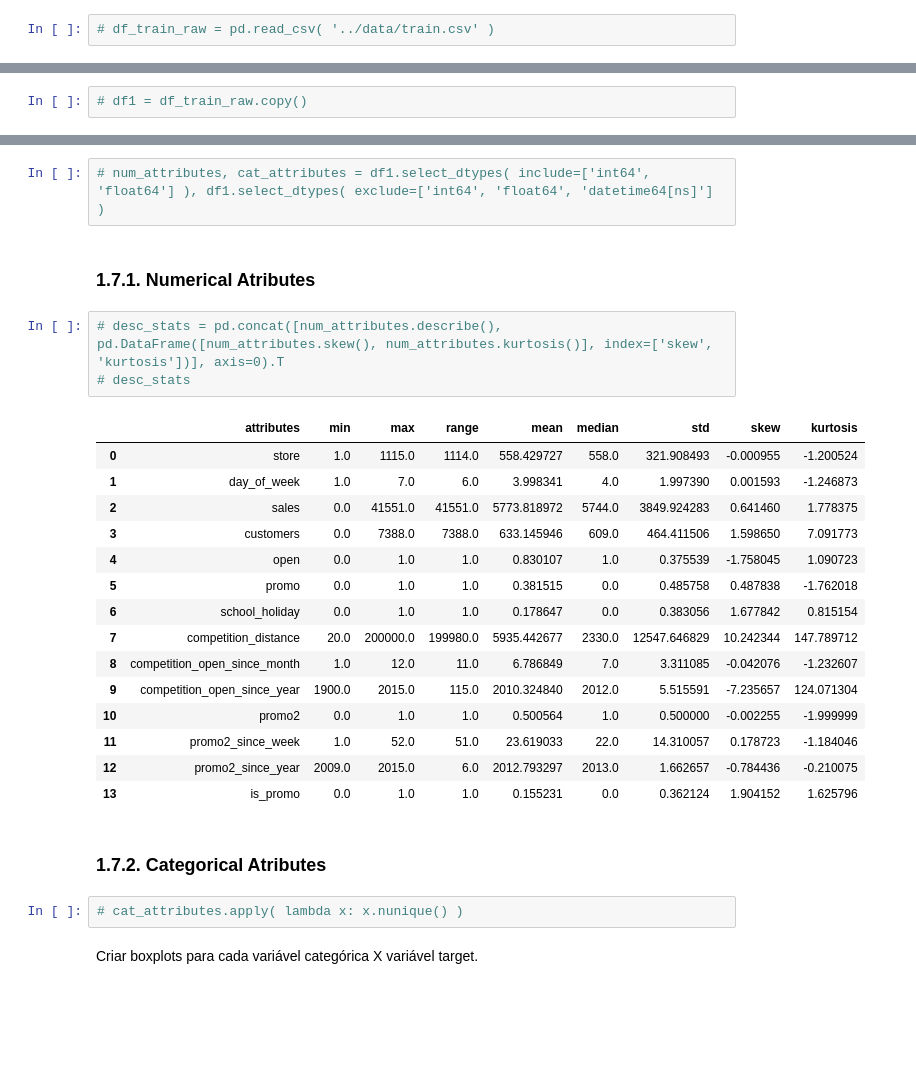
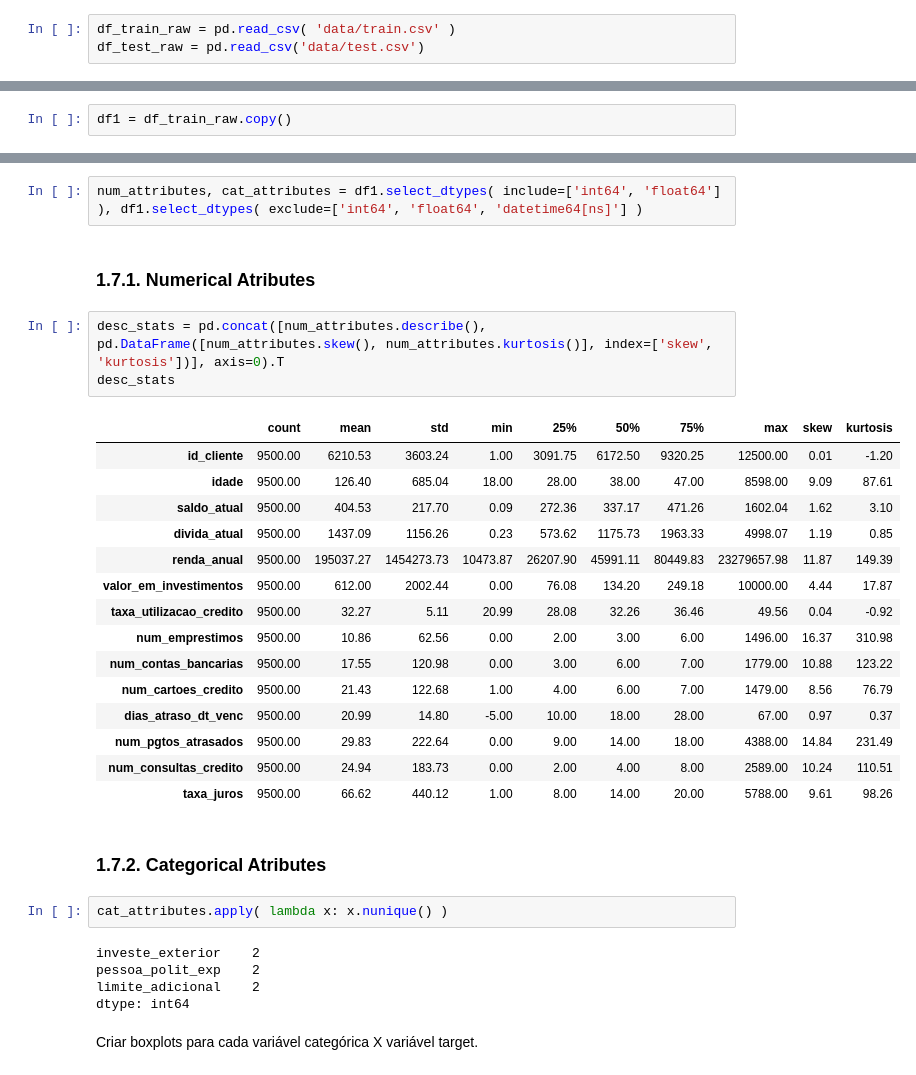
Before and after one commit to GustavoBarros11/hackday-2-edicao, a Jupyter notebook: notebook_ciclo1.ipynb, the cells around one changed output, grey strips where cells are left out. Cells and saved outputs as stored; diff of their text form; blank space fills up the shorter version.

```diff
--- a/notebook_ciclo1.ipynb
+++ b/notebook_ciclo1.ipynb
@@ -128,8 +126,9 @@ Populating the interactive namespace from numpy and matplotlib
 # %% [markdown]
 ## 0.2. Loading data
 # %%
-# df_train_raw = pd.read_csv( '../data/train.csv' )
+df_train_raw = pd.read_csv( 'data/train.csv' )
+df_test_raw = pd.read_csv('data/test.csv')
 # %% [markdown]
 # 1.0. DESCRICAO DOS DADOS
 # %%
-# df1 = df_train_raw.copy()
+df1 = df_train_raw.copy()
@@ -175,31 +248,36 @@ Number of Cols: 18
 # %% [markdown]
 ## 1.7. Descriptive Statistics
 # %%
-# num_attributes, cat_attributes = df1.select_dtypes( include=['int64', 'float64'] ), df1.select_dtypes( exclude=['int64', 'float64', 'datetime64[ns]'] )
+num_attributes, cat_attributes = df1.select_dtypes( include=['int64', 'float64'] ), df1.select_dtypes( exclude=['int64', 'float64', 'datetime64[ns]'] )
 # %% [markdown]
 ### 1.7.1. Numerical Atributes
 # %%
-# desc_stats = pd.concat([num_attributes.describe(), pd.DataFrame([num_attributes.skew(), num_attributes.kurtosis()], index=['skew', 'kurtosis'])], axis=0).T
-# desc_stats
+desc_stats = pd.concat([num_attributes.describe(), pd.DataFrame([num_attributes.skew(), num_attributes.kurtosis()], index=['skew', 'kurtosis'])], axis=0).T
+desc_stats
 # %% [output]
-|  | attributes | min | max | range | mean | median | std | skew | kurtosis |
-| 0 | store | 1.0 | 1115.0 | 1114.0 | 558.429727 | 558.0 | 321.908493 | -0.000955 | -1.200524 |
-| 1 | day_of_week | 1.0 | 7.0 | 6.0 | 3.998341 | 4.0 | 1.997390 | 0.001593 | -1.246873 |
-| 2 | sales | 0.0 | 41551.0 | 41551.0 | 5773.818972 | 5744.0 | 3849.924283 | 0.641460 | 1.778375 |
-| 3 | customers | 0.0 | 7388.0 | 7388.0 | 633.145946 | 609.0 | 464.411506 | 1.598650 | 7.091773 |
-| 4 | open | 0.0 | 1.0 | 1.0 | 0.830107 | 1.0 | 0.375539 | -1.758045 | 1.090723 |
-| 5 | promo | 0.0 | 1.0 | 1.0 | 0.381515 | 0.0 | 0.485758 | 0.487838 | -1.762018 |
-| 6 | school_holiday | 0.0 | 1.0 | 1.0 | 0.178647 | 0.0 | 0.383056 | 1.677842 | 0.815154 |
-| 7 | competition_distance | 20.0 | 200000.0 | 199980.0 | 5935.442677 | 2330.0 | 12547.646829 | 10.242344 | 147.789712 |
-| 8 | competition_open_since_month | 1.0 | 12.0 | 11.0 | 6.786849 | 7.0 | 3.311085 | -0.042076 | -1.232607 |
-| 9 | competition_open_since_year | 1900.0 | 2015.0 | 115.0 | 2010.324840 | 2012.0 | 5.515591 | -7.235657 | 124.071304 |
-| 10 | promo2 | 0.0 | 1.0 | 1.0 | 0.500564 | 1.0 | 0.500000 | -0.002255 | -1.999999 |
-| 11 | promo2_since_week | 1.0 | 52.0 | 51.0 | 23.619033 | 22.0 | 14.310057 | 0.178723 | -1.184046 |
-| 12 | promo2_since_year | 2009.0 | 2015.0 | 6.0 | 2012.793297 | 2013.0 | 1.662657 | -0.784436 | -0.210075 |
-| 13 | is_promo | 0.0 | 1.0 | 1.0 | 0.155231 | 0.0 | 0.362124 | 1.904152 | 1.625796 |
+|  | count | mean | std | min | 25% | 50% | 75% | max | skew | kurtosis |
+| id_cliente | 9500.00 | 6210.53 | 3603.24 | 1.00 | 3091.75 | 6172.50 | 9320.25 | 12500.00 | 0.01 | -1.20 |
+| idade | 9500.00 | 126.40 | 685.04 | 18.00 | 28.00 | 38.00 | 47.00 | 8598.00 | 9.09 | 87.61 |
+| saldo_atual | 9500.00 | 404.53 | 217.70 | 0.09 | 272.36 | 337.17 | 471.26 | 1602.04 | 1.62 | 3.10 |
+| divida_atual | 9500.00 | 1437.09 | 1156.26 | 0.23 | 573.62 | 1175.73 | 1963.33 | 4998.07 | 1.19 | 0.85 |
+| renda_anual | 9500.00 | 195037.27 | 1454273.73 | 10473.87 | 26207.90 | 45991.11 | 80449.83 | 23279657.98 | 11.87 | 149.39 |
+| valor_em_investimentos | 9500.00 | 612.00 | 2002.44 | 0.00 | 76.08 | 134.20 | 249.18 | 10000.00 | 4.44 | 17.87 |
+| taxa_utilizacao_credito | 9500.00 | 32.27 | 5.11 | 20.99 | 28.08 | 32.26 | 36.46 | 49.56 | 0.04 | -0.92 |
+| num_emprestimos | 9500.00 | 10.86 | 62.56 | 0.00 | 2.00 | 3.00 | 6.00 | 1496.00 | 16.37 | 310.98 |
+| num_contas_bancarias | 9500.00 | 17.55 | 120.98 | 0.00 | 3.00 | 6.00 | 7.00 | 1779.00 | 10.88 | 123.22 |
+| num_cartoes_credito | 9500.00 | 21.43 | 122.68 | 1.00 | 4.00 | 6.00 | 7.00 | 1479.00 | 8.56 | 76.79 |
+| dias_atraso_dt_venc | 9500.00 | 20.99 | 14.80 | -5.00 | 10.00 | 18.00 | 28.00 | 67.00 | 0.97 | 0.37 |
+| num_pgtos_atrasados | 9500.00 | 29.83 | 222.64 | 0.00 | 9.00 | 14.00 | 18.00 | 4388.00 | 14.84 | 231.49 |
+| num_consultas_credito | 9500.00 | 24.94 | 183.73 | 0.00 | 2.00 | 4.00 | 8.00 | 2589.00 | 10.24 | 110.51 |
+| taxa_juros | 9500.00 | 66.62 | 440.12 | 1.00 | 8.00 | 14.00 | 20.00 | 5788.00 | 9.61 | 98.26 |
 # %% [markdown]
 ### 1.7.2. Categorical Atributes
 # %%
-# cat_attributes.apply( lambda x: x.nunique() )
+cat_attributes.apply( lambda x: x.nunique() )
+# %% [output]
+investe_exterior    2
+pessoa_polit_exp    2
+limite_adicional    2
+dtype: int64
 # %% [markdown]
 Criar boxplots para cada variável categórica X variável target.
```
Also changed, not shown: parts of 29 cells of this notebook, 3 other files.
